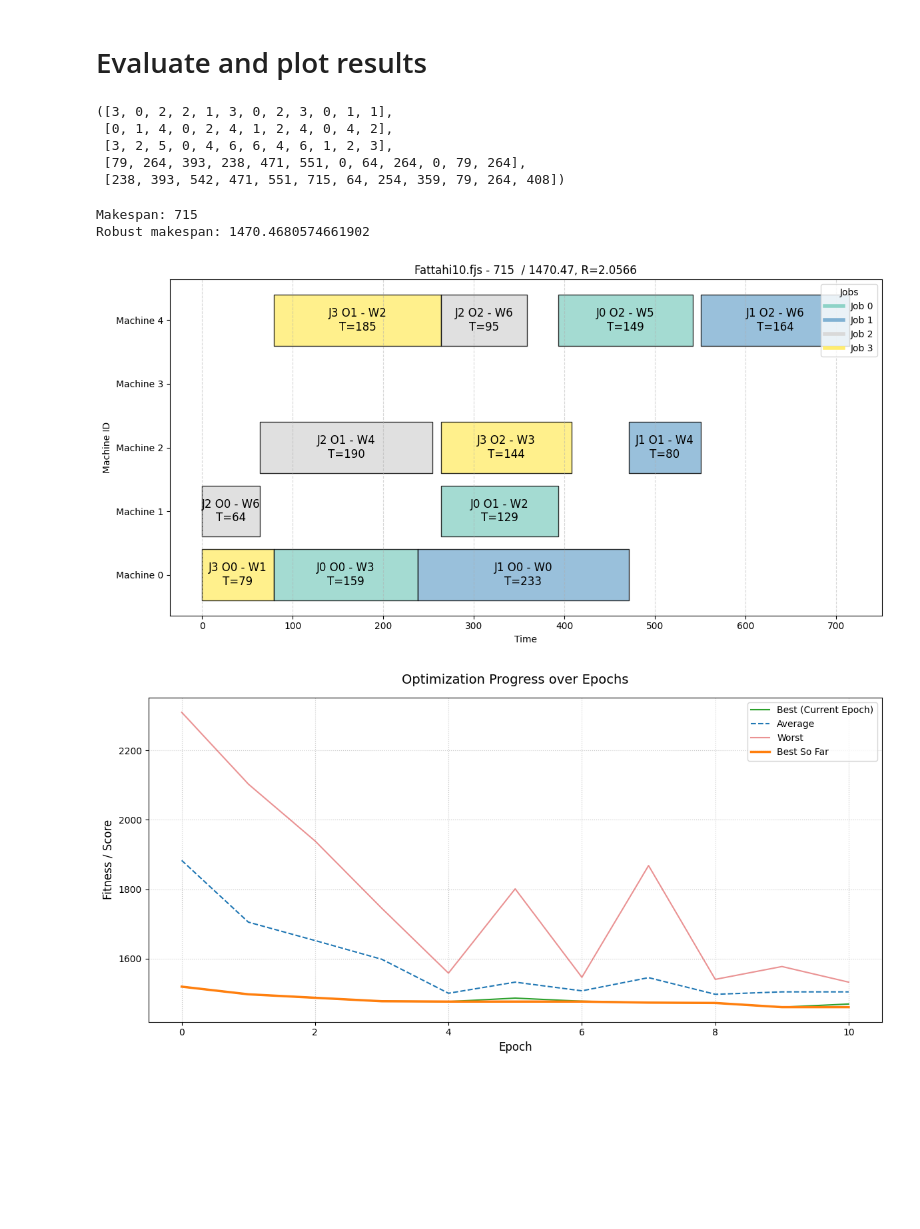
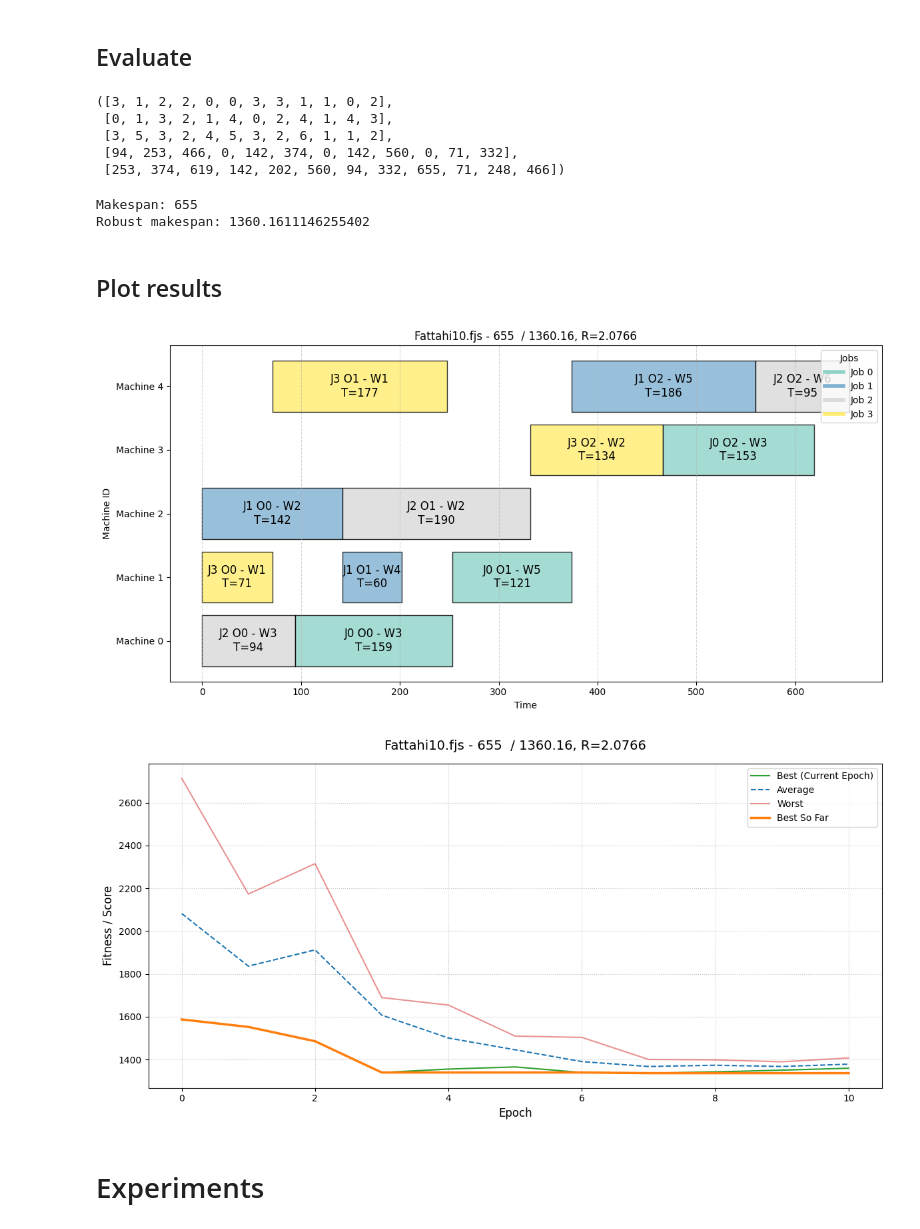
Before and after one commit to itsvoit/FJSSP-W-Competition, a Jupyter notebook: test_solver.ipynb, the cells around one changed output. Saved outputs shown, nothing was run; the diff lists cells and outputs as text; code cells hidden in the pictures; blank space fills up the shorter version.

```diff
--- a/test_solver.ipynb
+++ b/test_solver.ipynb
@@ -46,7 +50,7 @@ encoding = parser.parse_benchmark(f'instances/Example_Instances_FJSSP-WF/{instan
 encoding = Encoding(encoding.durations(), encoding.job_sequence())
 
 method_params = MethodParams(
-    epochs=10,
+    generations=10,
     population_size=10,
     selection=Selections.ROULETTE,
     crossover=Crossovers.POX,
@@ -55,26 +59,6 @@ method_params = MethodParams(
     instance_name=instance_name,
 )
 
-method_params_3 = MethodParams(
-    epochs=100,
-    population_size=10,
-    selection=Selections.ROULETTE,
-    crossover=Crossovers.POX,
-    mutation=Mutations.GENE_SWAP,
-    fitness_fun_evals_per_indv=3,
-    instance_name=instance_name,
-)
-
-method_params_5 = MethodParams(
-    epochs=100,
-    population_size=10,
-    selection=Selections.ROULETTE,
-    crossover=Crossovers.POX,
-    mutation=Mutations.GENE_SWAP,
-    fitness_fun_evals_per_indv=5,
-    instance_name=instance_name,
-)
-
 uncertainty_parameters = create_uncertainty_vector(encoding.n_operations(), factor=10.0, offset=1.0)
 # %%
 def uncertain_eval_function(indv: Individual, iters: int = 1) -> List|float:
@@ -110,16 +87,16 @@ logger.info("Finish init method")
 # %%
 best_indv = method.solve()
 # %% [markdown]
-# Evaluate and plot results
+## Evaluate
 # %%
 sequence, machines, workers, start_times, end_times = best_indv.get_representation()
 sequence, machines, workers, start_times, end_times
 # %% [output]
-([3, 0, 2, 2, 1, 3, 0, 2, 3, 0, 1, 1],
- [0, 1, 4, 0, 2, 4, 1, 2, 4, 0, 4, 2],
- [3, 2, 5, 0, 4, 6, 6, 4, 6, 1, 2, 3],
- [79, 264, 393, 238, 471, 551, 0, 64, 264, 0, 79, 264],
- [238, 393, 542, 471, 551, 715, 64, 254, 359, 79, 264, 408])
+([3, 1, 2, 2, 0, 0, 3, 3, 1, 1, 0, 2],
+ [0, 1, 3, 2, 1, 4, 0, 2, 4, 1, 4, 3],
+ [3, 5, 3, 2, 4, 5, 3, 2, 6, 1, 1, 2],
+ [94, 253, 466, 0, 142, 374, 0, 142, 560, 0, 71, 332],
+ [253, 374, 619, 142, 202, 560, 94, 332, 655, 71, 248, 466])
 # %%
 if PROD:
     assert len(sequence) > 0, "The sequence should not be empty."
@@ -135,13 +112,17 @@ robust_c = uncertain_eval_function(best_indv)
 print(f'Makespan: {c}')
 print(f'Robust makespan: {robust_c}')
 # %% [output]
-Makespan: 715
-Robust makespan: 1470.4680574661902
+Makespan: 655
+Robust makespan: 1360.1611146255402
+# %% [markdown]
+## Plot results
 # %%
 plot_fjsspw_gantt(sequence, machines, workers, start_times, end_times, encoding=encoding, instance_name=instance_name, c=c, robust_c=robust_c)
 # %% [output]
-[figure, old version]
+[figure, new version]
 # %%
-plot_learning_progress(method.get_log_file_path())
+plot_learning_progress(method.get_log_file_path(), instance_name=instance_name, c=c, robust_c=robust_c)
 # %% [output]
-[figure, old version]
+[figure, new version]
+# %% [markdown]
+# Experiments
```
Also changed, not shown: parts of 20 cells of this notebook, 3 other files.
